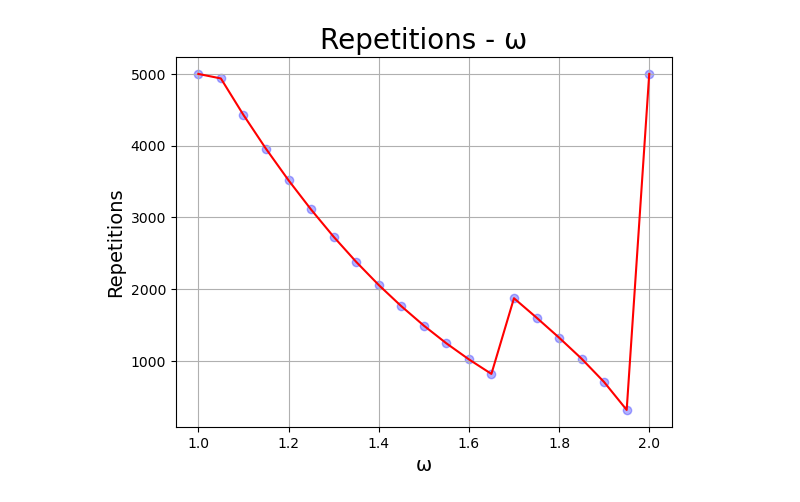
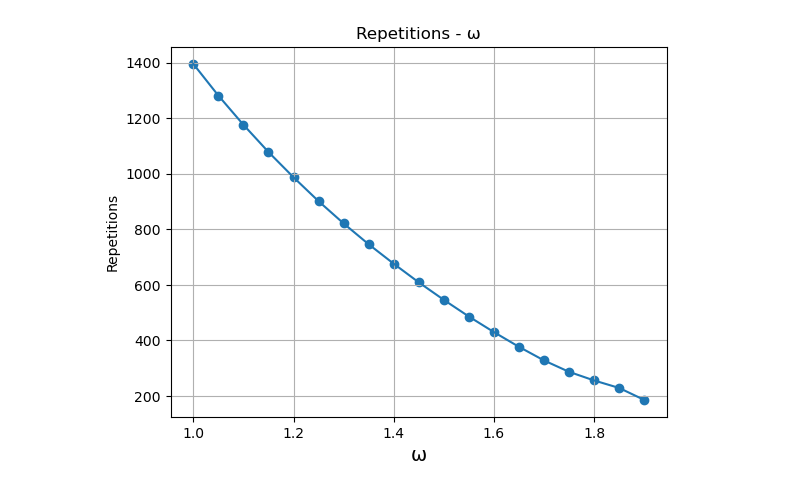
Before and after one commit to VeganSouvlaki/CP, a Jupyter notebook: ΠΡΟΤΖΕΚΤ.ipynb, the cells around one changed output. Drawn from its saved outputs; the diff is of its cells as text; code cells hidden in the pictures.

```diff
--- a/ΠΡΟΤΖΕΚΤ.ipynb
+++ b/ΠΡΟΤΖΕΚΤ.ipynb
@@ -21,9 +21,9 @@ def g2D(x,y,qx,qy,sigma=0.02): #mix,miy thesi fortiou
     e = (-((x - qx)**2 + (y - qy)**2)) / (2 * sigma**2)
     return (np.exp(e) )/ (2 * np.pi * sigma**2)
 
-def convE(Etol=10**-7,N=100,w=1.9):
+def convE(Etol=10**-6,N=100,w=1.75,max_iter=5000): #βελτιστες παραμετροι Ν=100,Ετολ=10^-10
+                                                   #μαχ_ιτερ=5000,ω=1.2-1.4
     sfalma=1
-    E=1
     ite=0
     xmin,ymin=0,0
     xmax,ymax=1,1
@@ -35,7 +35,6 @@ def convE(Etol=10**-7,N=100,w=1.9):
     x=np.linspace(xmin,xmax,N+1) # η range λειτουργει μονο με ακεραιες τιμες
     y=np.linspace(ymin,ymax,N+1)  #bazw N anti gia N+1 giati exw orisei xwrista tis times sta akra
     pfilist=np.zeros((N+1,N+1))
-    #S=np.zeros((N, N))
     X,Y=np.meshgrid(x,y)
 
     G1 = g2D(X, Y, 0.3, 0.3)
@@ -47,22 +46,18 @@ def convE(Etol=10**-7,N=100,w=1.9):
     pfilist[:,0]=0
     pfilist[:,N]=0
 
-    while sfalma>Etol and ite<5000:
+    while sfalma>Etol and ite<max_iter:
         ite+=1
         for i in range(1,N):  #N-1 eixa prin
             for j in range(1,N):
                 pfilist[i, j] = (1 - w) * pfilist[i, j] + (w / 4) * (
                     pfilist[i + 1, j] + pfilist[i - 1, j] +
-                    pfilist[i, j + 1] + pfilist[i, j - 1] - h ** 2 * S[i, j]
+                    pfilist[i, j + 1] + pfilist[i, j - 1] + h ** 2 * S[i, j]
                 )
 
         E1=np.sum((pfilist[1:,:]-pfilist[:-1,:])**2)
-        E2=np.sum(pfilist*S)
-       # E1 = np.sum((pfilist[1:, :] - pfilist[:-1, :])**2) + np.sum((pfilist[:, 1:] - pfilist[:, :-1])**2)
-
-        #E2 = np.sum(S[:-1, :-1] * pfilist[:-1, :-1])
-
-        Etmp=(1/(2*h))*E1-h*E2
+        E2=np.sum((pfilist[:,1:]-pfilist[:,:-1])**2)
+        Etmp=0.5*(E1+E2)-h**2*np.sum(S*pfilist)
 
         sfalma=np.abs(Etmp-E)
         E=Etmp #Etmp einai ayto pou apothikevw prosorina gia tin sugkrisi
@@ -70,7 +65,7 @@ def convE(Etol=10**-7,N=100,w=1.9):
     return (pfilist, E, ite)
 
 diagdata=convE()
-plt.imshow(diagdata[0].T,cmap='plasma', origin = 'lower', extent = [0, N, 0, N])
+plt.imshow(diagdata[0].T,cmap='plasma', origin = 'lower', extent = [0, 1, 0, 1])
 plt.colorbar()
 plt.show()
 # %% [output]
@@ -78,27 +73,29 @@ plt.show()
 # %%
 #now i wanna try different omegas and see convergence (iterations)
 
 wlist=[]
 iterlist=[]
 energylist=[]
 #af=apotelesma function
 
-
-for w1 in np.arange(1.00, 2.05, 0.05):  # Δημιουργία τιμών από 1.0 έως 2.0
+for w1 in np.arange(1.00, 1.95, 0.05):  # Δημιουργία τιμών από 1.0 έως 2.0
     af = convE(w=w1)  # Κλήση της συνάρτησης synartisi
     wlist.append(w1)  # Προσθήκη του omega στη λίστα
     iterlist.append(af[2])  # Προσθήκη του πρώτου αποτελέσματος
     energylist.append(af[1])
 
 
 
 
-plt.plot(wlist,iterlist,color='red')
-plt.scatter(wlist,iterlist,color='blue',alpha=0.3)
+plt.plot(wlist,iterlist)
+plt.scatter(wlist,iterlist)
 plt.xlabel("ω",size=14)
-plt.ylabel("Repetitions",size=14)
-plt.title("Repetitions - ω",size=20)
+plt.ylabel("Repetitions")
+plt.title("Repetitions - ω")
 plt.grid()
 plt.show()
+#anamenomeni sumperifora sto omega=2
+#prepei na to kanw kai gia mikroteres times tou omega!!!
+#to kanw sto telos giati tha parei pollh wra na treksei
 # %% [output]
-[figure, old version]
+[figure, new version]
```
Also changed, not shown: parts of 9 cells of this notebook.
